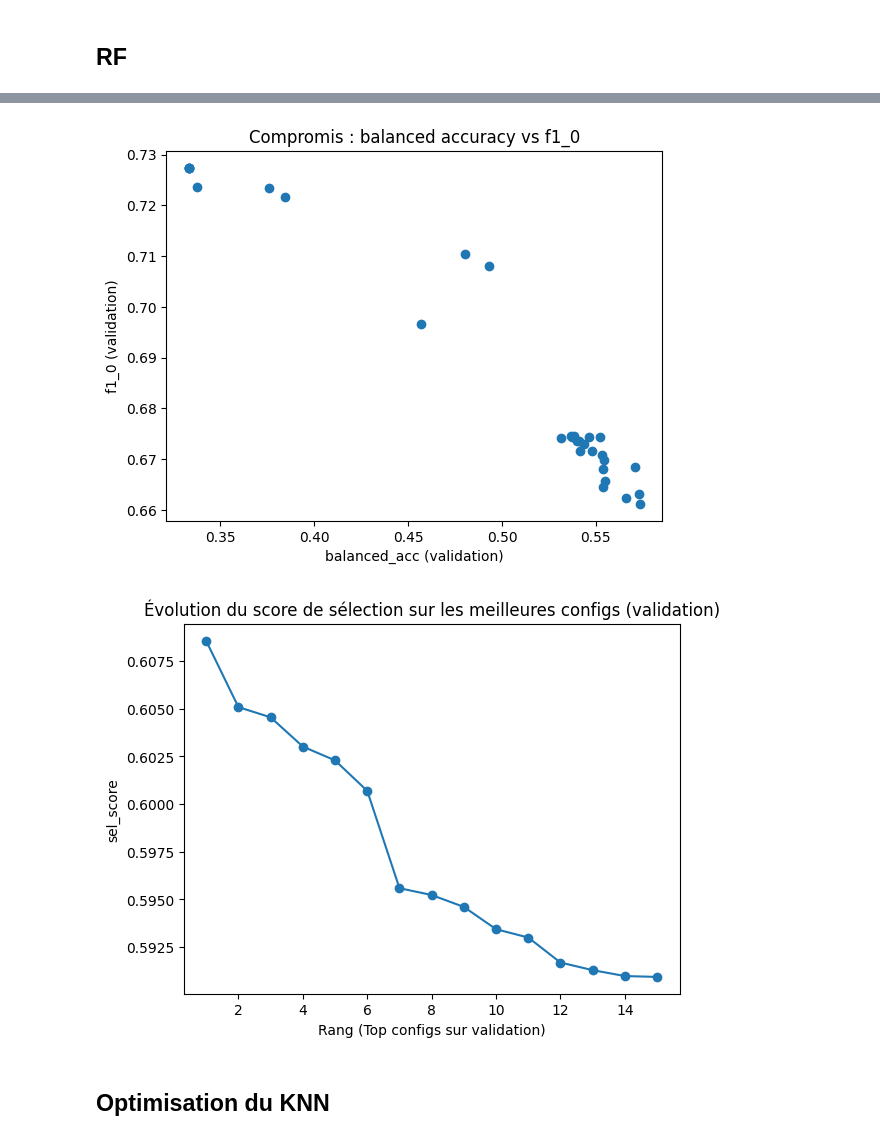
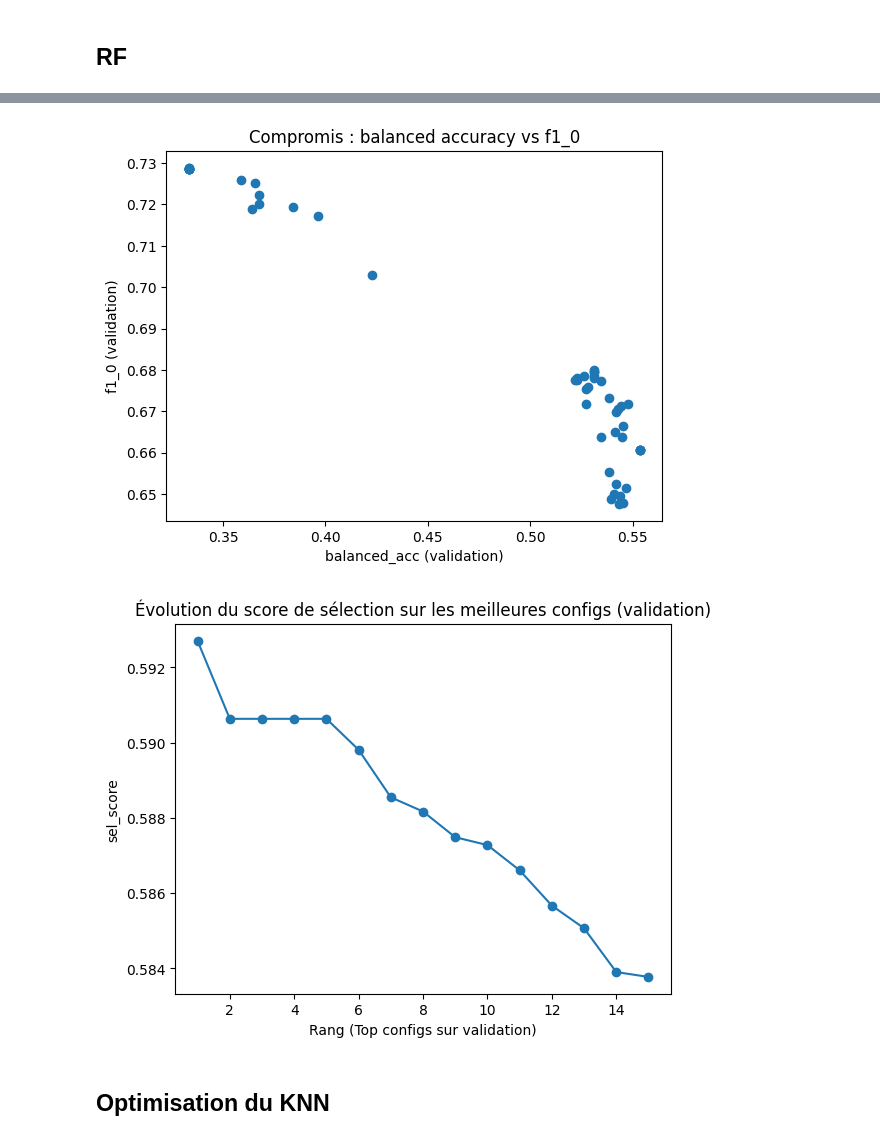
Before and after one commit to moubarik-ashraf/DS_Project, a Jupyter notebook: notebooks/02_modeling.ipynb, the cells around one changed output, grey strips where cells are left out. Saved outputs shown, nothing was run; the diff lists cells and outputs as text; code cells hidden in the pictures.

```diff
--- a/notebooks/02_modeling.ipynb
+++ b/notebooks/02_modeling.ipynb
@@ -50,7 +50,7 @@ print("📂 PRÉPARATION DES DONNÉES (UNE FOIS POUR TOUTES)")
 print("-" * 60)
 
 # 1) Chargement
-file_name = "/content/DS_Project/data/processed/data_processed_final_v3.csv"
+file_name = "/content/DS_Project/data/processed/data_processed_final.csv"
 df = pd.read_csv(file_name)
 print(f"✅ Données chargées : {df.shape[0]} lignes, {df.shape[1]} colonnes.")
 
@@ -198,7 +198,7 @@ from scipy.stats import randint, uniform
 # 0) CONFIG
 # =========================
 RANDOM_STATE = 42
-N_CONFIGS = 30          # DOE: nombre de configs testées (augmente à 50 si tu veux)
+N_CONFIGS = 50          # DOE: nombre de configs testées (augmente à 50 si tu veux)
 VERBOSE_EVERY = 5       # affichage progression
 
 #=======================
@@ -286,11 +286,11 @@ show_cols = [
 ]
 
 results_sorted = results.sort_values(["sel_score","f1_0","macro_f1"], ascending=False)
-print("\n===== TOP 10 (Validation) - trié par sel_score =====")
-print(results_sorted[show_cols].head(10).to_string(index=False))
+print("\n===== TOP 30 (Validation) - trié par sel_score =====")
+print(results_sorted[show_cols].head(30).to_string(index=False))
 
 best_row = results_sorted.iloc[0]
-best_params = {
+best_params_RF = {
     "n_estimators": int(best_row["n_estimators"]),
     "max_depth": None if pd.isna(best_row["max_depth"]) else int(best_row["max_depth"]) if best_row["max_depth"] is not None else None,
     "min_samples_split": int(best_row["min_samples_split"]),
@@ -301,7 +301,7 @@ best_params = {
     "ccp_alpha": float(best_row["ccp_alpha"]),
 }
 print("\n✅ Configuration sélectionnée (sur VALIDATION uniquement):")
-print(best_params)
+print(best_params_RF)
 
 # =========================
 # 6) VISU pour justifier le choix (VALIDATION)
@@ -350,5 +350,5 @@ Done 30/30 | sel_score=0.5913 | f1_0=0.6729 | macro_f1=0.4653
-[figure, old version]
+[figure, new version]
-[figure, old version]
+[figure, new version]
 # %% [markdown]
 ## Optimisation du KNN
 # %%
```
Also changed, not shown: parts of 5 cells of this notebook.
